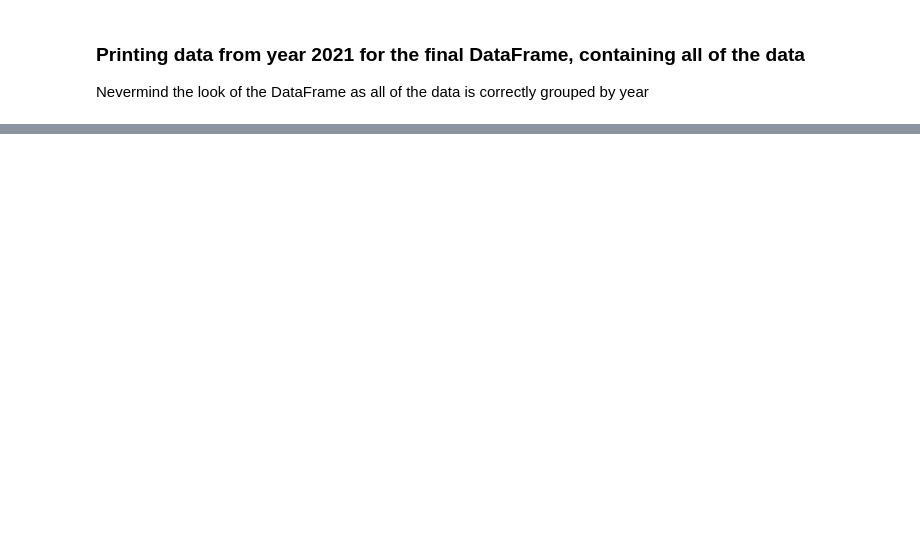
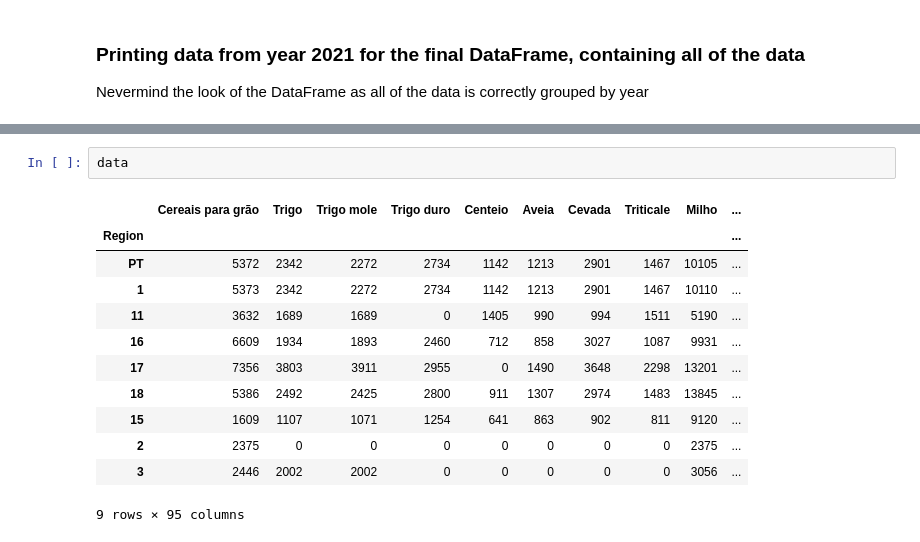
Before and after one commit to FMarques8/FCD-Project-1-2, a Jupyter notebook: INE_data_treatment.ipynb, the cells around one changed output, grey strips where cells are left out. Saved outputs shown, nothing was run; the diff lists cells and outputs as text; blank space fills up the shorter version.

```diff
--- a/INE_data_treatment.ipynb
+++ b/INE_data_treatment.ipynb
@@ -723,0 +710,15 @@ data3
+# %%
+data
+# %% [output]
+|  | Cereais para grão | Trigo | Trigo mole | Trigo duro | Centeio | Aveia | Cevada | Triticale | Milho | ... |
+| Region |  |  |  |  |  |  |  |  |  | ... |
+| PT | 5372 | 2342 | 2272 | 2734 | 1142 | 1213 | 2901 | 1467 | 10105 | ... |
+| 1 | 5373 | 2342 | 2272 | 2734 | 1142 | 1213 | 2901 | 1467 | 10110 | ... |
+| 11 | 3632 | 1689 | 1689 | 0 | 1405 | 990 | 994 | 1511 | 5190 | ... |
+| 16 | 6609 | 1934 | 1893 | 2460 | 712 | 858 | 3027 | 1087 | 9931 | ... |
+| 17 | 7356 | 3803 | 3911 | 2955 | 0 | 1490 | 3648 | 2298 | 13201 | ... |
+| 18 | 5386 | 2492 | 2425 | 2800 | 911 | 1307 | 2974 | 1483 | 13845 | ... |
+| 15 | 1609 | 1107 | 1071 | 1254 | 641 | 863 | 902 | 811 | 9120 | ... |
+| 2 | 2375 | 0 | 0 | 0 | 0 | 0 | 0 | 0 | 2375 | ... |
+| 3 | 2446 | 2002 | 2002 | 0 | 0 | 0 | 0 | 0 | 3056 | ... |
+9 rows × 95 columns
```
Also changed, not shown: parts of 2 cells of this notebook.
